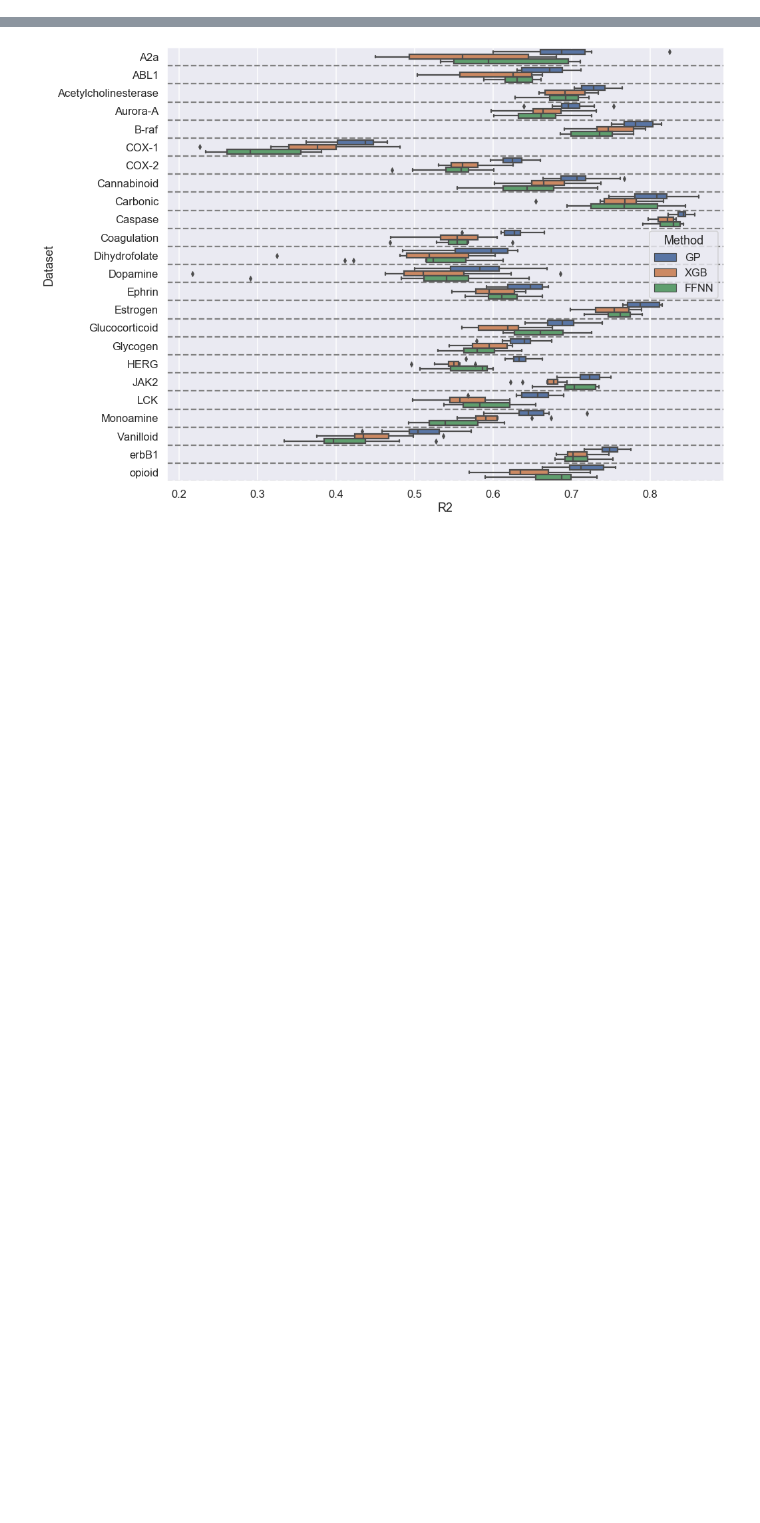
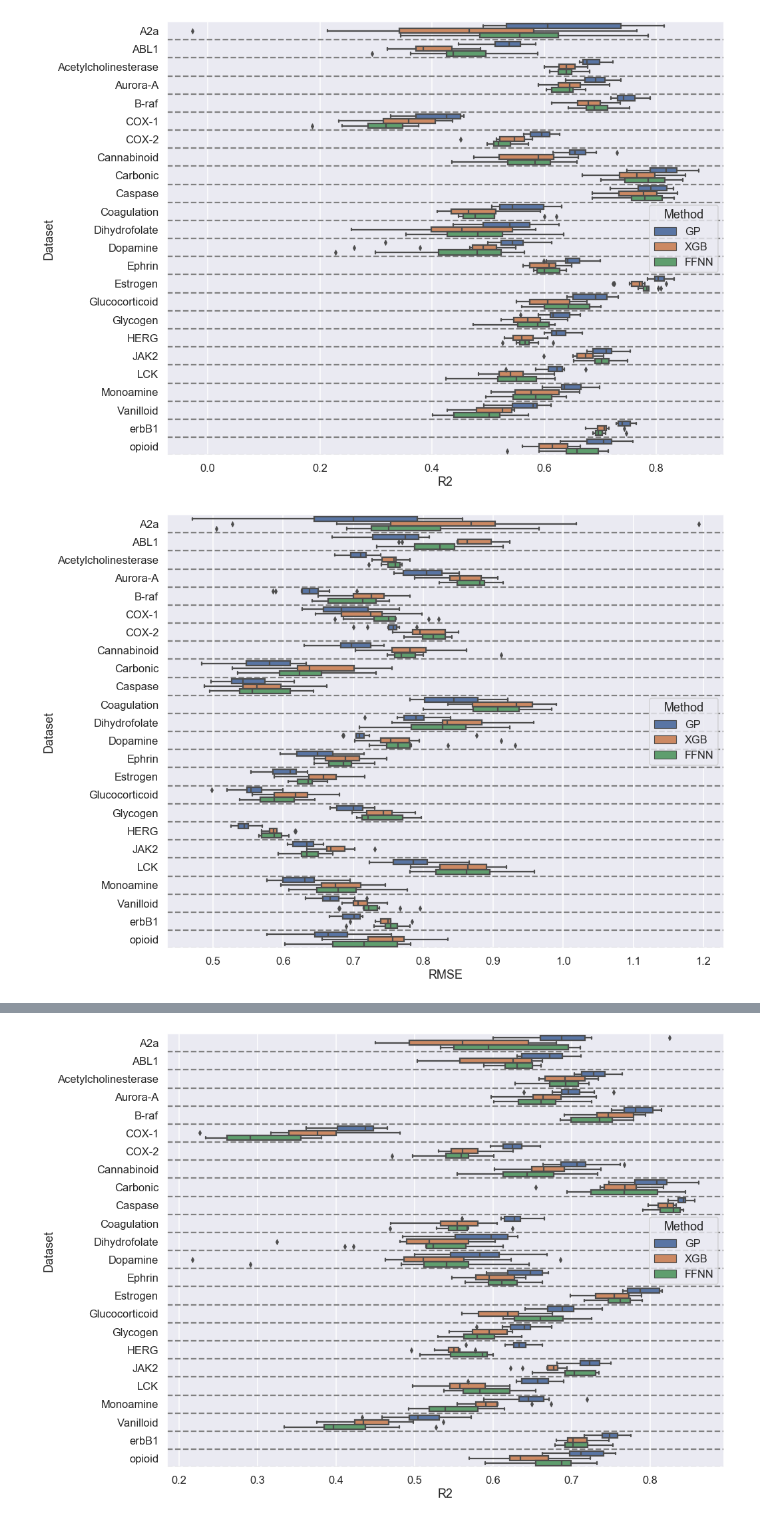
Before and after one commit to PatWalters/yamc, a Jupyter notebook: analysis.ipynb, the cells around one changed output, grey strips where cells are left out. Cells and saved outputs as stored; diff of their text form; code cells hidden in the pictures; blank space fills up the shorter version.

Commit message:
added more images

```diff
--- a/analysis.ipynb
+++ b/analysis.ipynb
@@ -4,2 +5,7 @@ import seaborn as sns
 # %%
 df = pd.read_csv("comparison.csv")
+# %%
+df['random'] = [x.startswith("RND") for x in df.split]
+# %%
+df_rnd = df.query("random")
+df_scaf = df.query("random == False")
@@ -5,0 +44,25 @@ df = pd.read_csv("comparison.csv")
+# %%
+def draw_boxplots(df):
+    r2_cols = ["dataset"] + [x for x in df.columns if x.find("r2") > 0]
+    rms_cols = ["dataset"] + [x for x in df.columns if x.find("rms") > 0]
+    r2_df = df[r2_cols].melt(id_vars="dataset")
+    rms_df = df[rms_cols].melt(id_vars="dataset")
+    r2_df.columns = ['Dataset',"algorithm","R2"]
+    rms_df.columns = ['Dataset',"algorithm","RMSE"]
+    r2_df['Method'] = [x.split("_")[0].upper() for x in r2_df.algorithm]
+    rms_df['Method'] = [x.split("_")[0].upper() for x in rms_df.algorithm]
+    sns.set(rc={'figure.figsize': (15, 12)})
+    sns.set_context('talk')
+    ax = sns.boxplot("R2","Dataset",data=r2_df,orient="h",hue="Method")
+    for i in range(0,24):
+        ax.axhline(0.5+i,linestyle="--",color="grey")
+    plt.show()
+    ax = sns.boxplot("RMSE","Dataset",data=rms_df,orient="h",hue="Method")
+    for i in range(0,24):
+        ax.axhline(0.5+i,linestyle="--",color="grey")
+    plt.show()
+# %%
+draw_boxplots(df_rnd)
+# %% [output]
+[figure, added]
+[figure, added]
```
Also changed, not shown: parts of 4 cells of this notebook, 2 other files.
